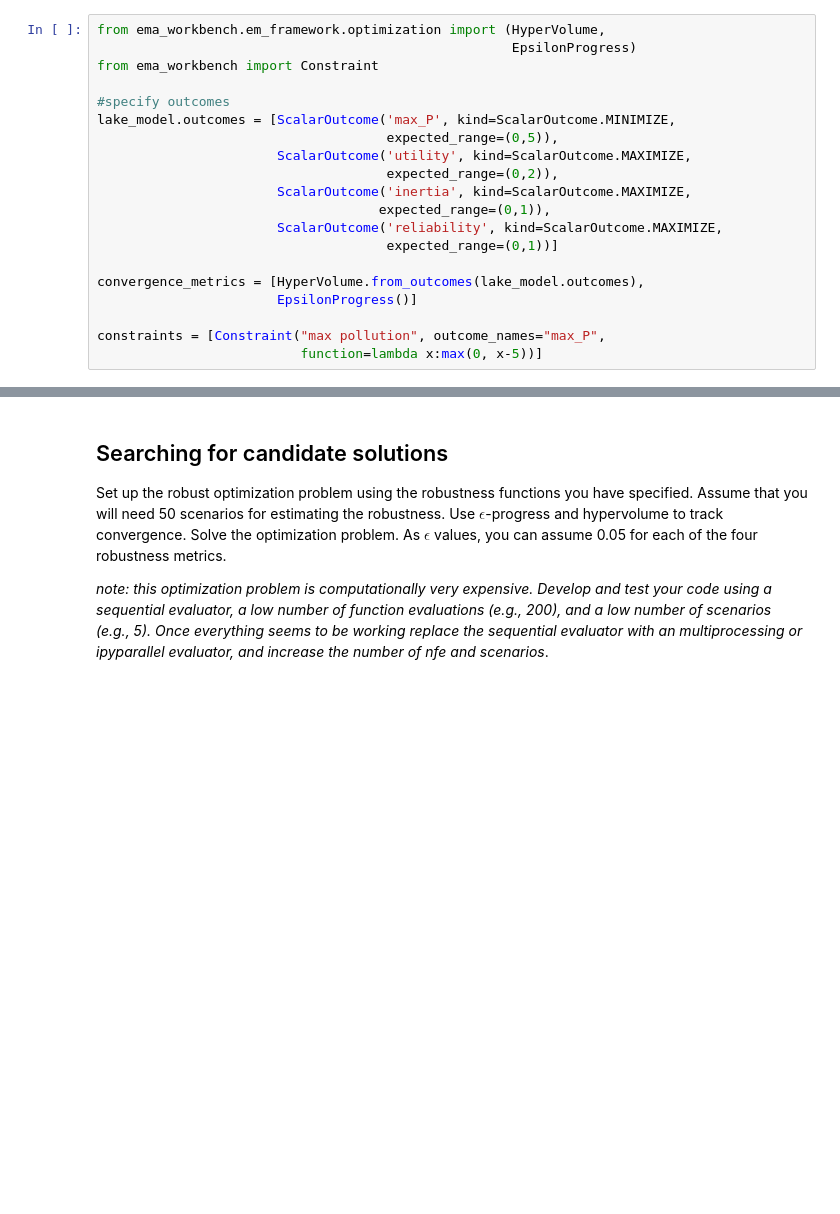
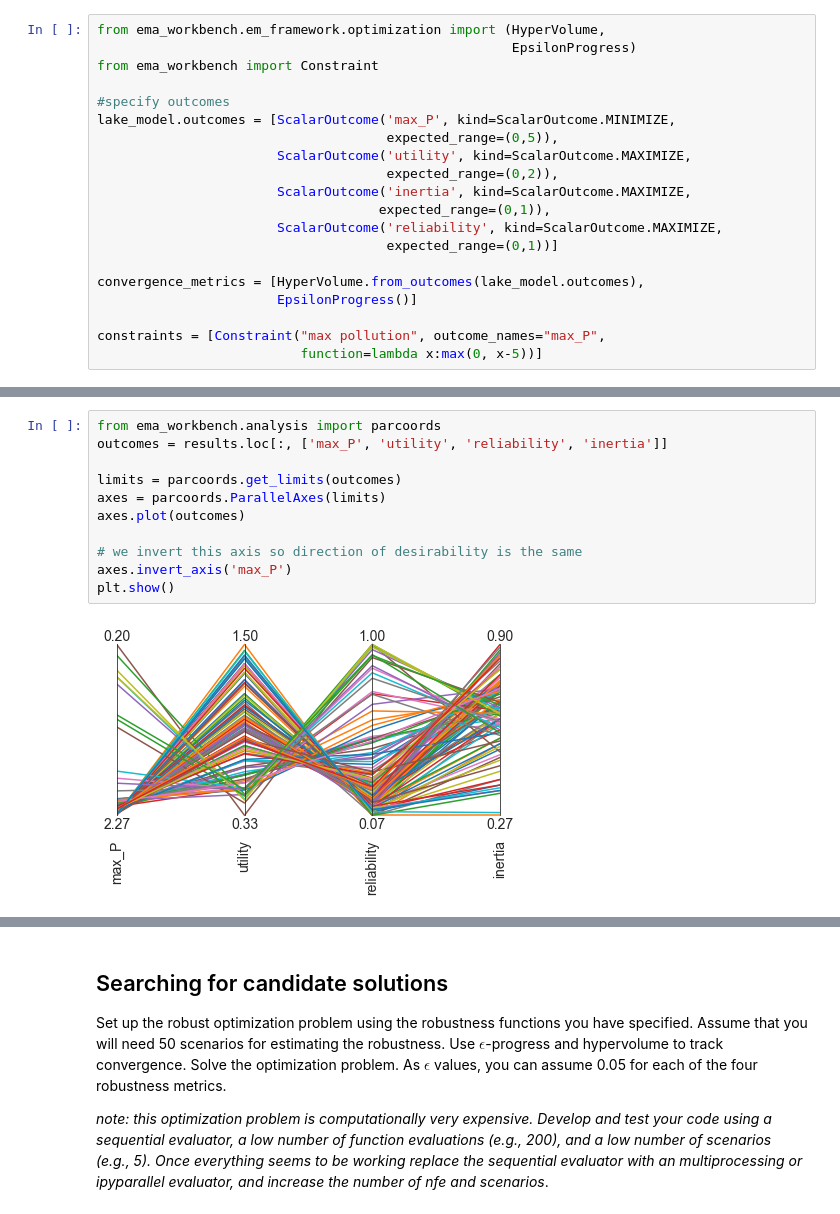
Before and after one commit to mare-matorum/epa1361_open_g29, a Jupyter notebook: Week 5-6 - robustness and direct search/assignment 10 - MORO.ipynb, the cells around one changed output, grey strips where cells are left out. Drawn from its saved outputs; the diff is of its cells as text; blank space fills up the shorter version.

```diff
--- a/Week 5-6 - robustness and direct search/assignment 10 - MORO.ipynb
+++ b/Week 5-6 - robustness and direct search/assignment 10 - MORO.ipynb
@@ -138,3 +155,16 @@ with MultiprocessingEvaluator(lake_model) as evaluator:
+# %%
+from ema_workbench.analysis import parcoords
+outcomes = results.loc[:, ['max_P', 'utility', 'reliability', 'inertia']]
+
+limits = parcoords.get_limits(outcomes)
+axes = parcoords.ParallelAxes(limits)
+axes.plot(outcomes)
+
+# we invert this axis so direction of desirability is the same
+axes.invert_axis('max_P')
+plt.show()
+# %% [output]
+[figure, added]
 # %%
 from mpl_toolkits.mplot3d import Axes3D
 import matplotlib.pyplot as plt
```
Also changed, not shown: parts of 4 cells of this notebook.
